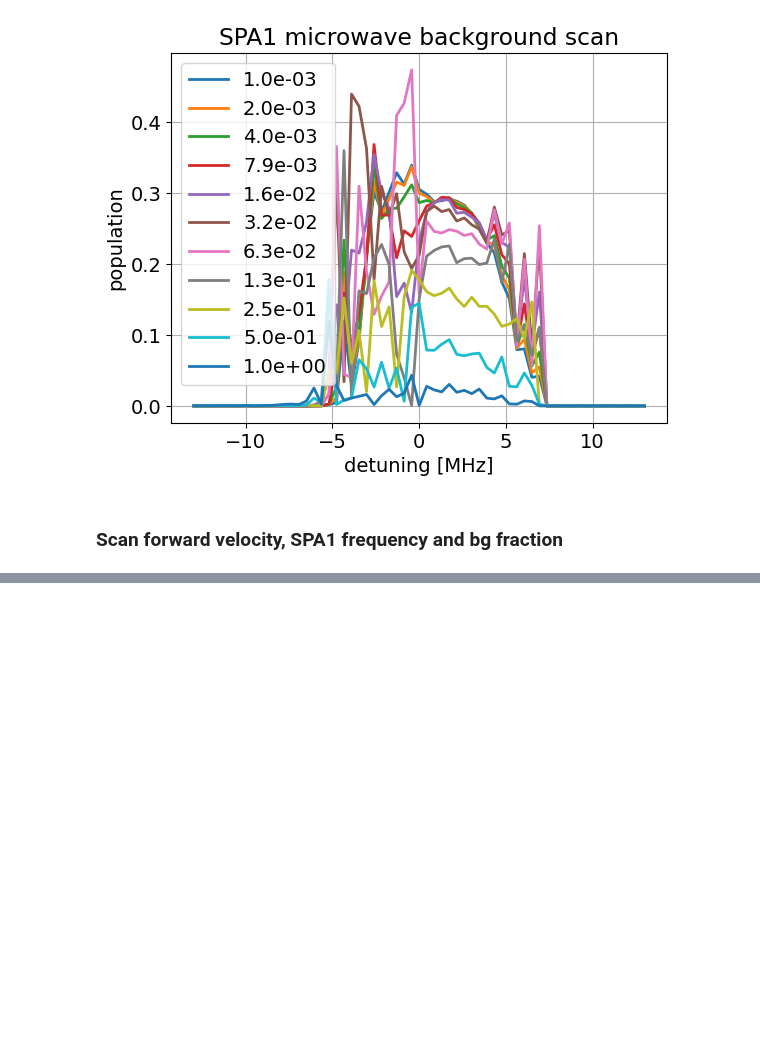
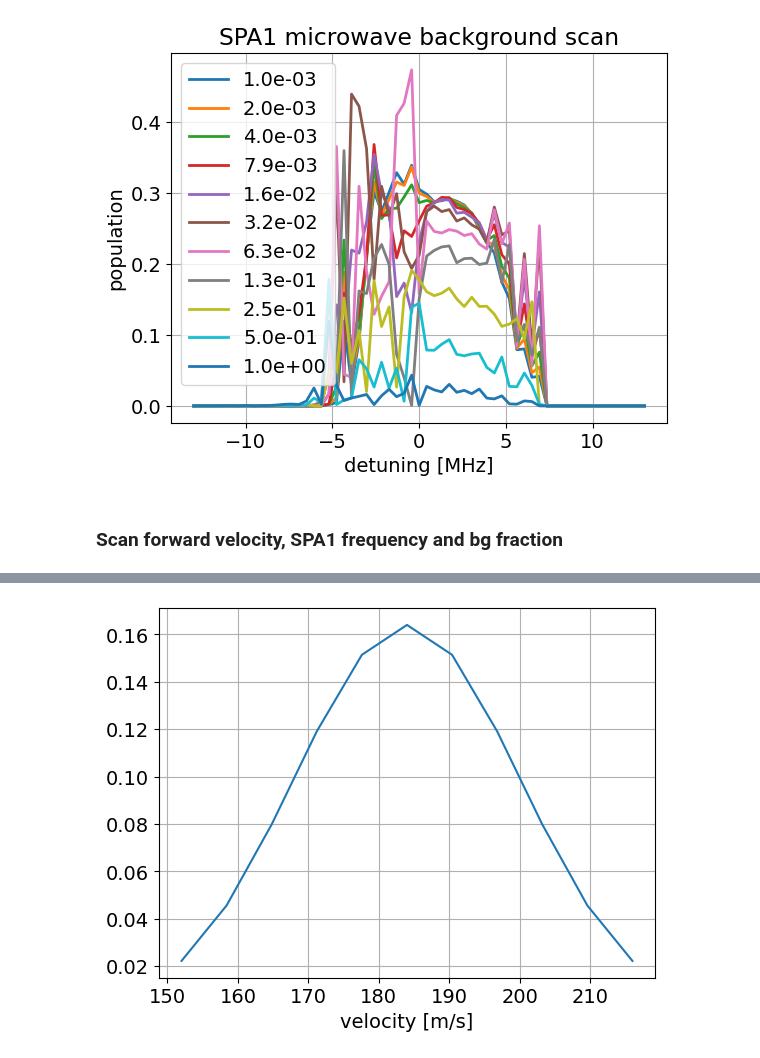
Before and after one commit to ograsdijk/centrex-state-prep, a Jupyter notebook: examples/SPA/Experimental verification/SPA1 - parameter scans with SPA and RC background.ipynb, the cells around one changed output, grey strips where cells are left out. Saved outputs shown, nothing was run; the diff lists cells and outputs as text; code cells hidden in the pictures; blank space fills up the shorter version.

```diff
--- a/examples/SPA/Experimental verification/SPA1 - parameter scans with SPA and RC background.ipynb
+++ b/examples/SPA/Experimental verification/SPA1 - parameter scans with SPA and RC background.ipynb
@@ -875,3 +902,15 @@ df = pl.DataFrame(
 
 
 df.write_csv(path_data / fname)
+# %%
+kernel = stats.norm.pdf(
+    velocities, loc=v_forward.si.value, scale=v_foward_sigma.si.value
+)
+kernel /= kernel.sum()
+
+fig, ax = plt.subplots()
+ax.plot(velocities, kernel)
+ax.set_xlabel("velocity [m/s]")
+ax.grid()
+# %% [output]
+[figure, added]
```
Also changed, not shown: parts of 19 cells of this notebook, 14 other files.
